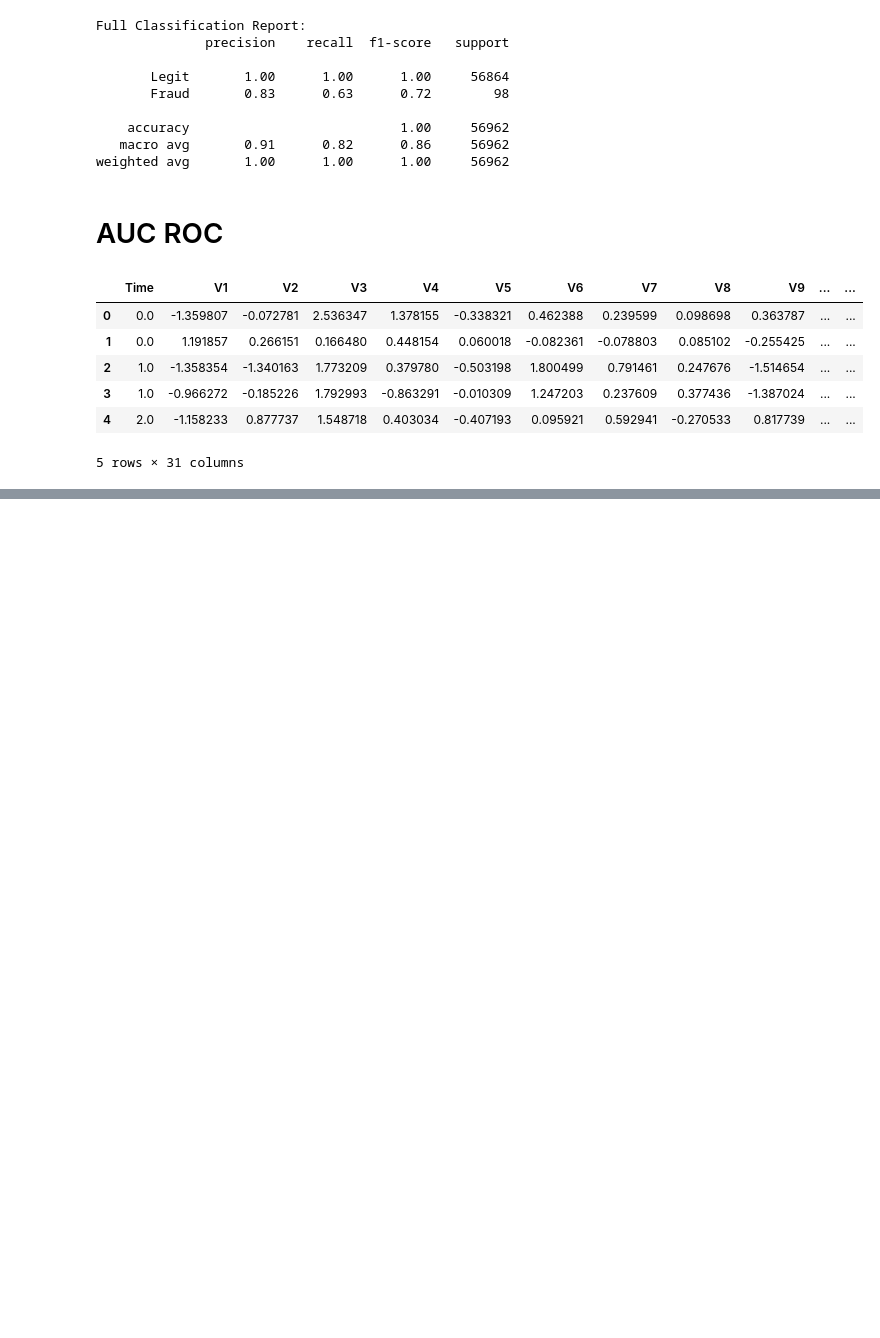
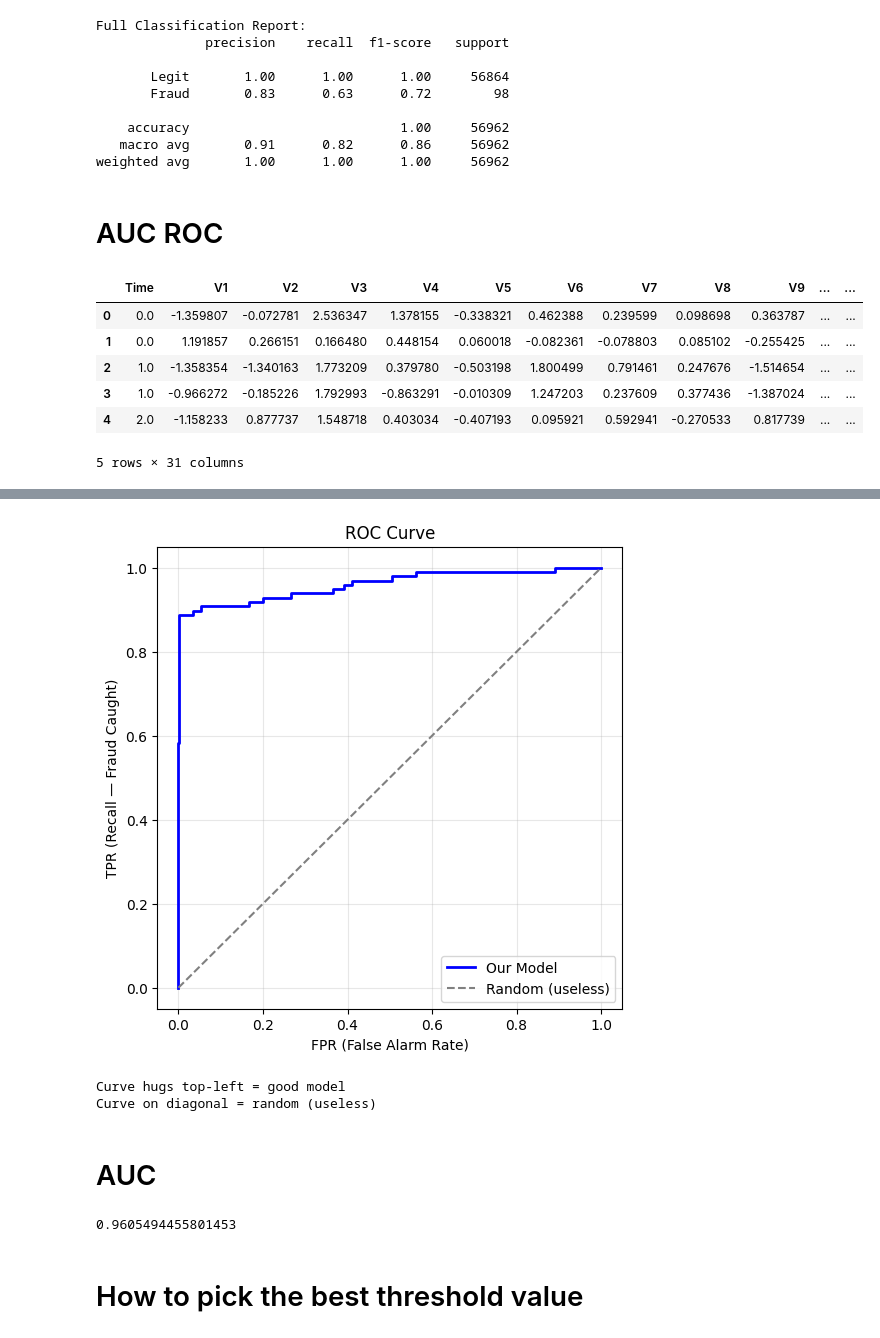
Before and after one commit to gracenaomi1122/my-first-repo, a Jupyter notebook: Classificaiton_Metrics.ipynb, the cells around one changed output, grey strips where cells are left out. Drawn from its saved outputs; the diff is of its cells as text; code cells hidden in the pictures; blank space fills up the shorter version.

```diff
--- a/Classificaiton_Metrics.ipynb
+++ b/Classificaiton_Metrics.ipynb
@@ -213,0 +223,7 @@ scla
+# %%
+scalar = StandardScaler()
+X_train_scaled = scalar.fit_transform(X_train)
+X_test_scaled = scalar.transform(X_test)
+# %%
+model = LogisticRegression()
+model.fit(X_train_scaled, y_train)
@@ -213,0 +238,3 @@ scla
+# %%
+y_probs = model.predict_proba(X_test_scaled)[:, 1]
+print(y_probs)
@@ -213,0 +250,11 @@ scla
+# %%
+fpr, tpr, thresholds = roc_curve(y_test, y_probs)
+# That's it. One line. Now we have TPR and FPR at every threshold.
+print(f"Number of thresholds computed: {len(thresholds)}")
+print()
+print("Sample points:")
+print(f"{'Threshold':>12} {'TPR (Recall)':>15} {'FPR':>10}")
+print("-" * 40)
+
+for i in range(0, len(thresholds), 10):
+    print(f"{thresholds[i]:>12.4f} {tpr[i]:>15.4f} {fpr[i]:>10.4f}")
@@ -213,0 +279,27 @@ scla
+# %%
+# Plot the ROC curve
+plt.figure(figsize=(6, 6))
+plt.plot(fpr, tpr, color='blue', linewidth=2, label='Our Model')
+plt.plot([0, 1], [0, 1], '--', color='grey', label='Random (useless)')
+plt.xlabel('FPR (False Alarm Rate)')
+plt.ylabel('TPR (Recall — Fraud Caught)')
+plt.title('ROC Curve')
+plt.legend()
+plt.grid(True, alpha=0.3)
+plt.show()
+
+print("Curve hugs top-left = good model")
+print("Curve on diagonal = random (useless)")
+# %% [output]
+[figure, added]
+Curve hugs top-left = good model
+Curve on diagonal = random (useless)
+# %% [markdown]
+# AUC
+# %%
+auc_score = roc_auc_score(y_test, y_probs)
+print(auc_score)
+# %% [output]
+0.9605494455801453
+# %% [markdown]
+# How to pick the best threshold value
```
Also changed, not shown: parts of 9 cells of this notebook.
